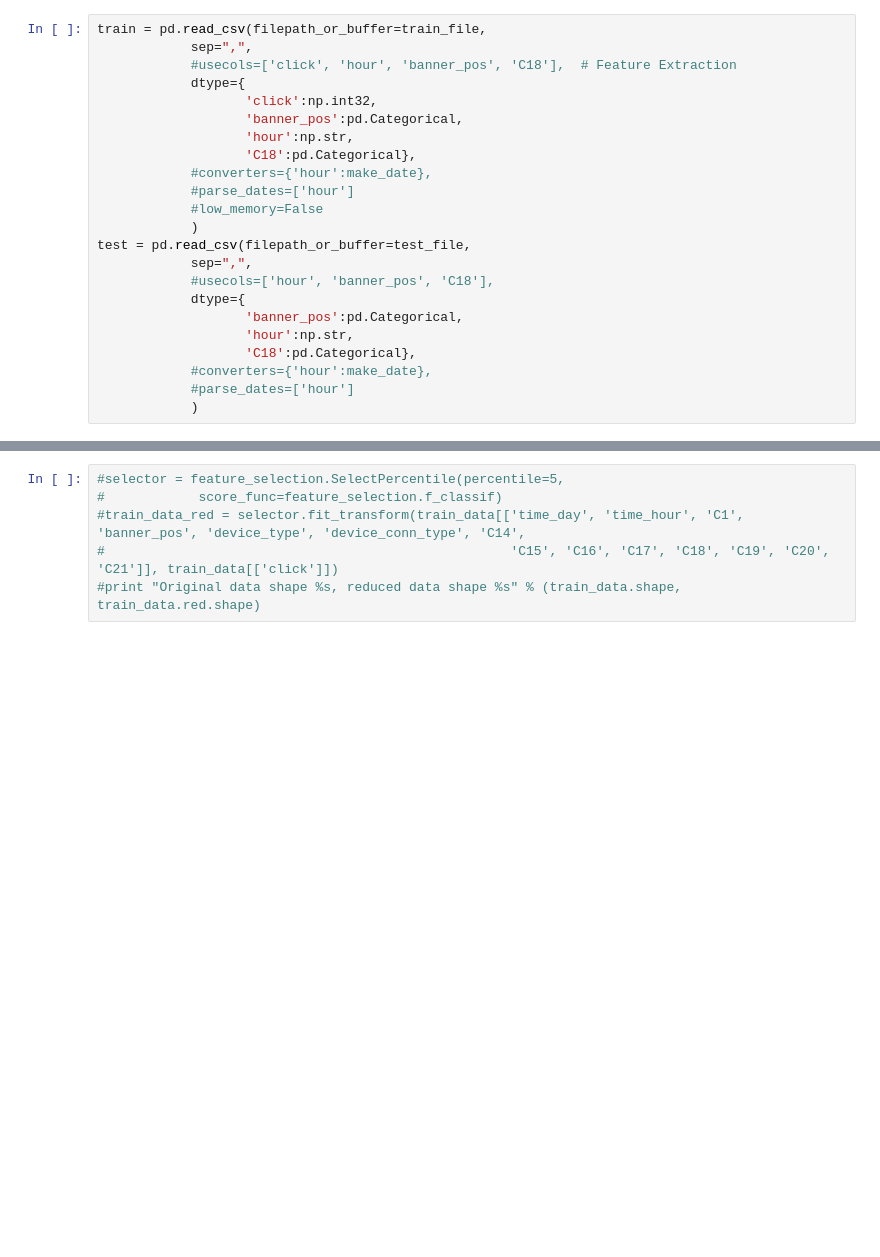
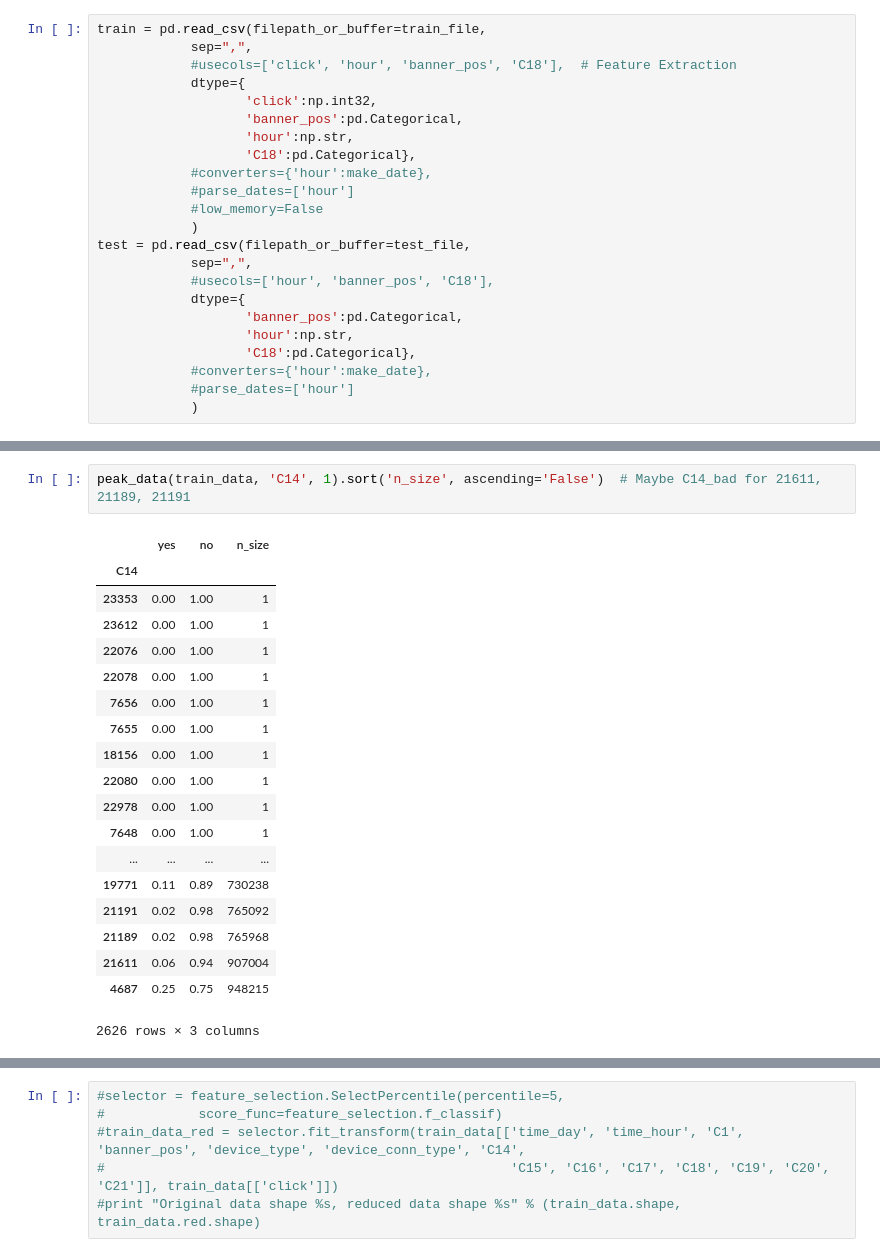
Before and after one commit to WilliamQLiu/data-analysis-examples, a Jupyter notebook: Kaggle/kaggle_avazu_ctr_pipeline.ipynb, the cells around one changed output, grey strips where cells are left out. Drawn from its saved outputs; the diff is of its cells as text; blank space fills up the shorter version.

```diff
--- a/Kaggle/kaggle_avazu_ctr_pipeline.ipynb
+++ b/Kaggle/kaggle_avazu_ctr_pipeline.ipynb
@@ -145,0 +300,22 @@ my_pipeline = Pipeline([(), (), ()])
+# %%
+peak_data(train_data, 'C14', 1).sort('n_size', ascending='False')  # Maybe C14_bad for 21611, 21189, 21191
+# %% [output]
+|  | yes | no | n_size |
+| C14 |  |  |  |
+| 23353 | 0.00 | 1.00 | 1 |
+| 23612 | 0.00 | 1.00 | 1 |
+| 22076 | 0.00 | 1.00 | 1 |
+| 22078 | 0.00 | 1.00 | 1 |
+| 7656 | 0.00 | 1.00 | 1 |
+| 7655 | 0.00 | 1.00 | 1 |
+| 18156 | 0.00 | 1.00 | 1 |
+| 22080 | 0.00 | 1.00 | 1 |
+| 22978 | 0.00 | 1.00 | 1 |
+| 7648 | 0.00 | 1.00 | 1 |
+| ... | ... | ... | ... |
+| 19771 | 0.11 | 0.89 | 730238 |
+| 21191 | 0.02 | 0.98 | 765092 |
+| 21189 | 0.02 | 0.98 | 765968 |
+| 21611 | 0.06 | 0.94 | 907004 |
+| 4687 | 0.25 | 0.75 | 948215 |
+2626 rows × 3 columns
```
Also changed, not shown: parts of 51 cells of this notebook, 1 other file.
